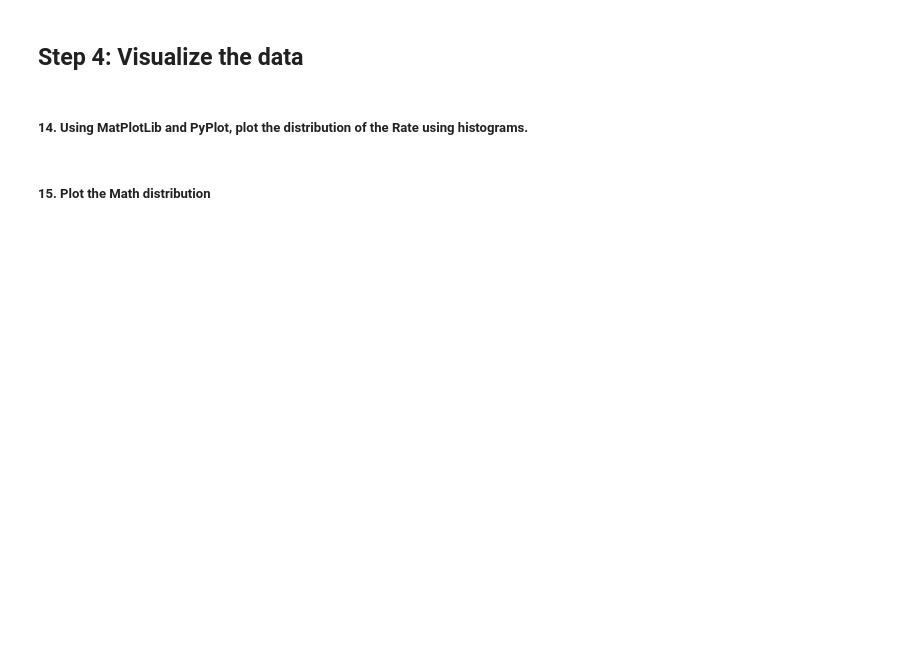
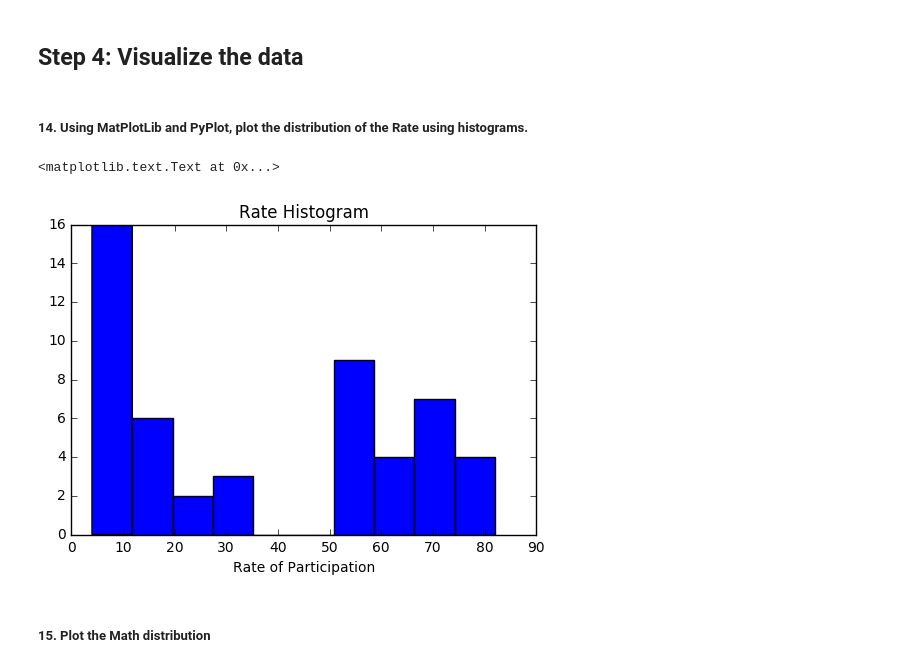
Before and after one commit to killerdame/SAT-Scores-Summary-Statistics, a Jupyter notebook: starter-code/project_1.ipynb, the cells around one changed output. Drawn from its saved outputs; the diff is of its cells as text; code cells hidden in the pictures; blank space fills up the shorter version.

Commit message:
Upload Project 1

```diff
--- a/starter-code/project_1.ipynb
+++ b/starter-code/project_1.ipynb
@@ -24,8 +21,3 @@ descriptions
 ## Step 2: Load the data.
 # %% [markdown]
 ##### 4. Load the data into a list of lists
-# %%
-sat_list = []
-for row in rows:
-    split_sat = row.split(",")
-    sat_list.append(split_sat)
@@ -37,0 +24,8 @@ print(sat_list)
+# %%
+import csv
+from pprint import pprint
+sat_list = []
+with open ('/Users/kdgulko/dsi/dsi_workspace/projects/project-01/assets/sat_scores.csv', 'rU') as f:
+    reader = csv.reader(f)
+    for row in reader:
+        sat_list.append(row)
@@ -39,4 +35,5 @@ print(sat_list)
 ##### 6. Extract a list of the labels from the data, and remove them from the data.
 # %%
 new_sat_list = sat_list[1:-1]
-print new_sat_list
+labels = sat_list[0]
+# print new_sat_list
@@ -130,0 +94,8 @@ NameError: name 'reassigned_data' is not defined
+# %%
+state_columns_dict = {}
+for column_name in labels:
+    state_columns_dict[column_name] = []
+for row in final_state_data:
+    for i, cell in enumerate(row):
+        state_columns_dict[labels[i]].append(cell)
+print state_columns_dict
@@ -136,5 +161,16 @@ NameError: name 'reassigned_data' is not defined
 ## Step 4: Visualize the data
 # %% [markdown]
 ##### 14. Using MatPlotLib and PyPlot, plot the distribution of the Rate using histograms.
+# %%
+import matplotlib.pyplot as plt
+%matplotlib inline
+
+plt.hist(state_columns_dict['Rate'])
+plt.show
+plt.title('Rate Histogram')
+plt.xlabel("Rate of Participation")
+# %% [output]
+<matplotlib.text.Text at 0x...>
+[figure, added]
 # %% [markdown]
 ##### 15. Plot the Math distribution
```
Also changed, not shown: parts of 26 cells of this notebook.
